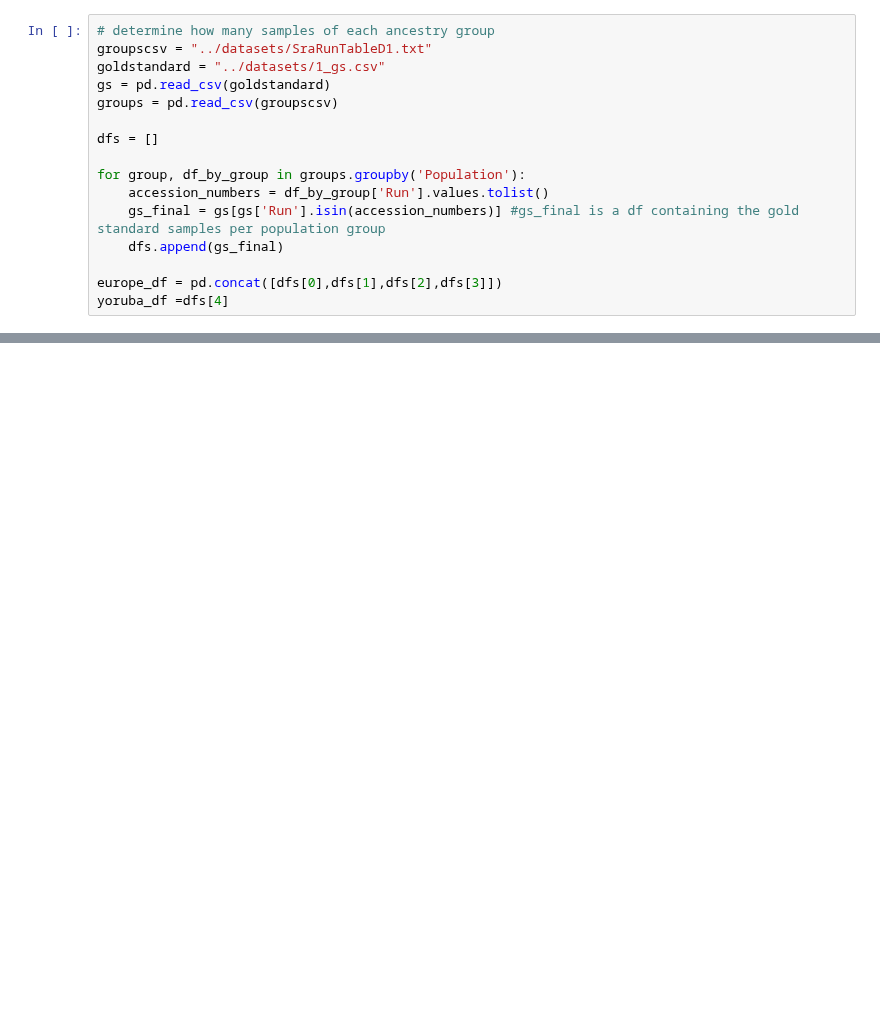
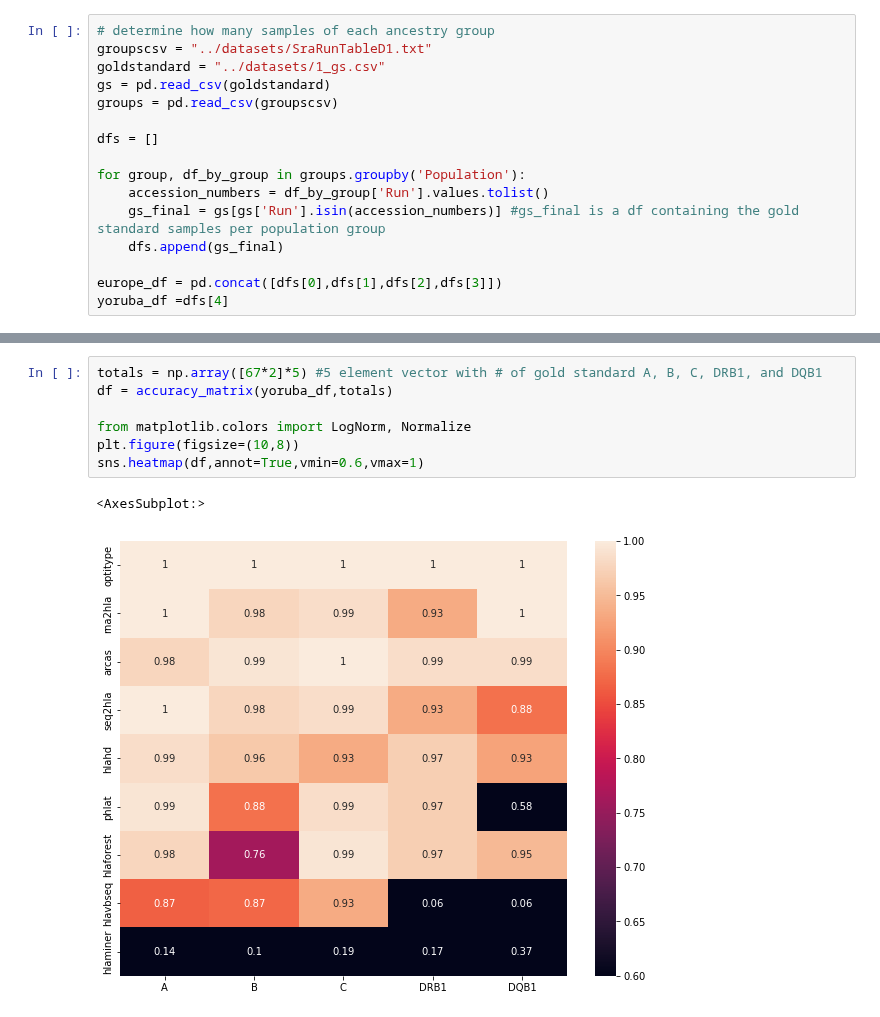
Before and after one commit to ydottie/hlaproject, a Jupyter notebook: notebooks/ancestry_and_locus_heatmap.ipynb, the cells around one changed output, grey strips where cells are left out. Cells and saved outputs as stored; diff of their text form; blank space fills up the shorter version.

```diff
--- a/notebooks/ancestry_and_locus_heatmap.ipynb
+++ b/notebooks/ancestry_and_locus_heatmap.ipynb
@@ -67,0 +70,10 @@ sns.heatmap(df,annot=True,vmin=0.6,vmax=1)
+# %%
+totals = np.array([67*2]*5) #5 element vector with # of gold standard A, B, C, DRB1, and DQB1
+df = accuracy_matrix(yoruba_df,totals)
+
+from matplotlib.colors import LogNorm, Normalize
+plt.figure(figsize=(10,8))
+sns.heatmap(df,annot=True,vmin=0.6,vmax=1)
+# %% [output]
+<AxesSubplot:>
+[figure, added]
```
Also changed, not shown: parts of 2 cells of this notebook, 11 other files.
